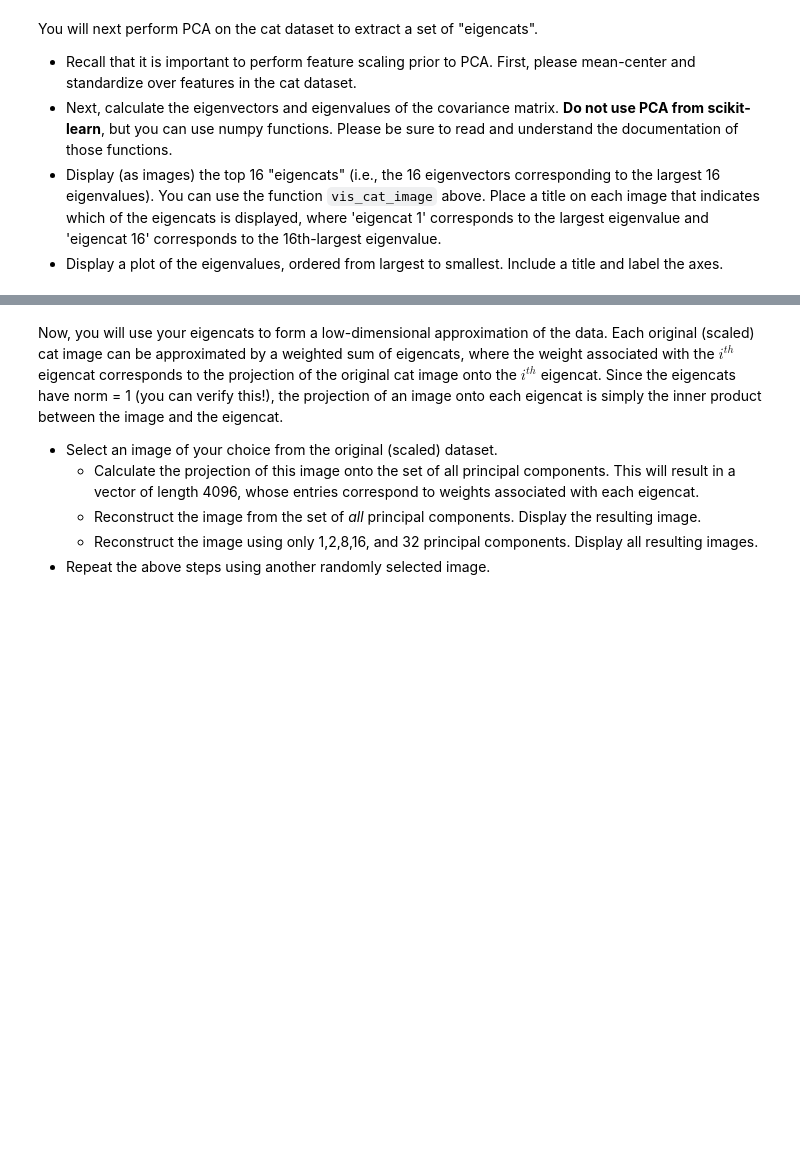
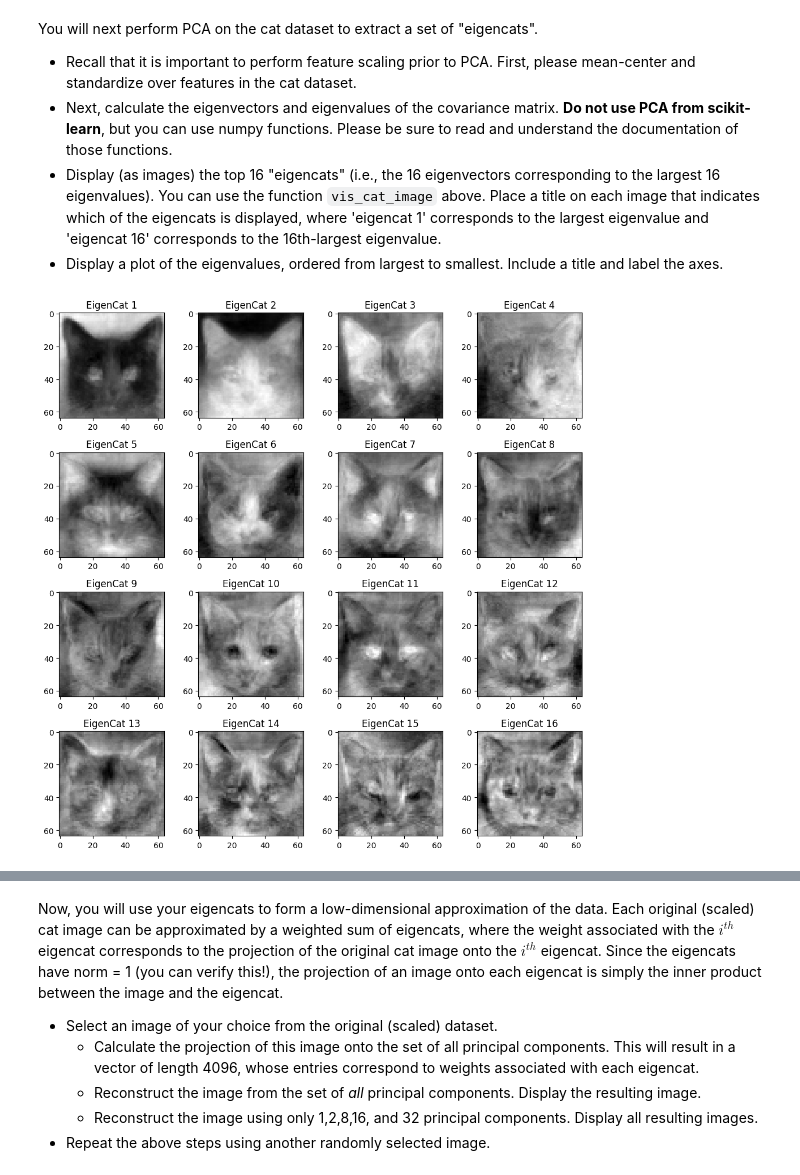
Before and after one commit to JayLi1209/cs4262-5262-2024S, a Jupyter notebook: Assignment5/Assignment5-PCA_Clustering.ipynb, the cells around one changed output, grey strips where cells are left out. Cells and saved outputs as stored; diff of their text form; code cells hidden in the pictures; blank space fills up the shorter version.

```diff
--- a/Assignment5/Assignment5-PCA_Clustering.ipynb
+++ b/Assignment5/Assignment5-PCA_Clustering.ipynb
@@ -94,0 +124,16 @@ class PCA:
+# %%
+# plot "eigencats", the visialized eigen vectors
+
+# Assuming pca is an instance of the PCA class initialized with cat_matrix
+pca = PCA(cat_matrix)
+
+# Visualize the top 16 eigencats
+fig, axes = plt.subplots(4, 4, figsize=(10, 10))
+for i in range(16):
+    ax = axes[i//4, i%4]
+    vis_cat_image(pca.eigenvectors[:,i], axis=ax)
+    ax.set_title(f'EigenCat {i+1}')
+plt.tight_layout()
+plt.show()
+# %% [output]
+[figure, added]
```
Also changed, not shown: parts of 8 cells of this notebook.
